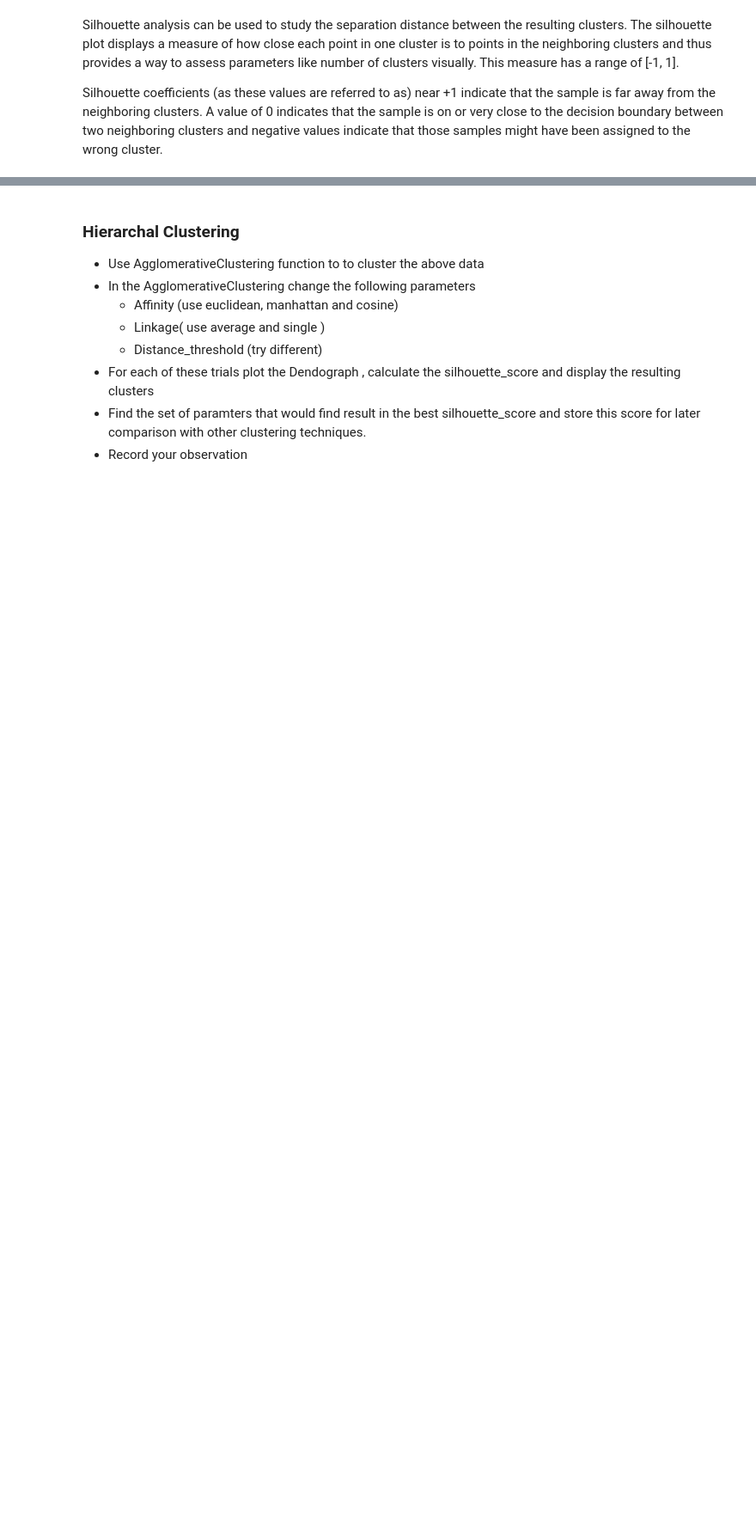
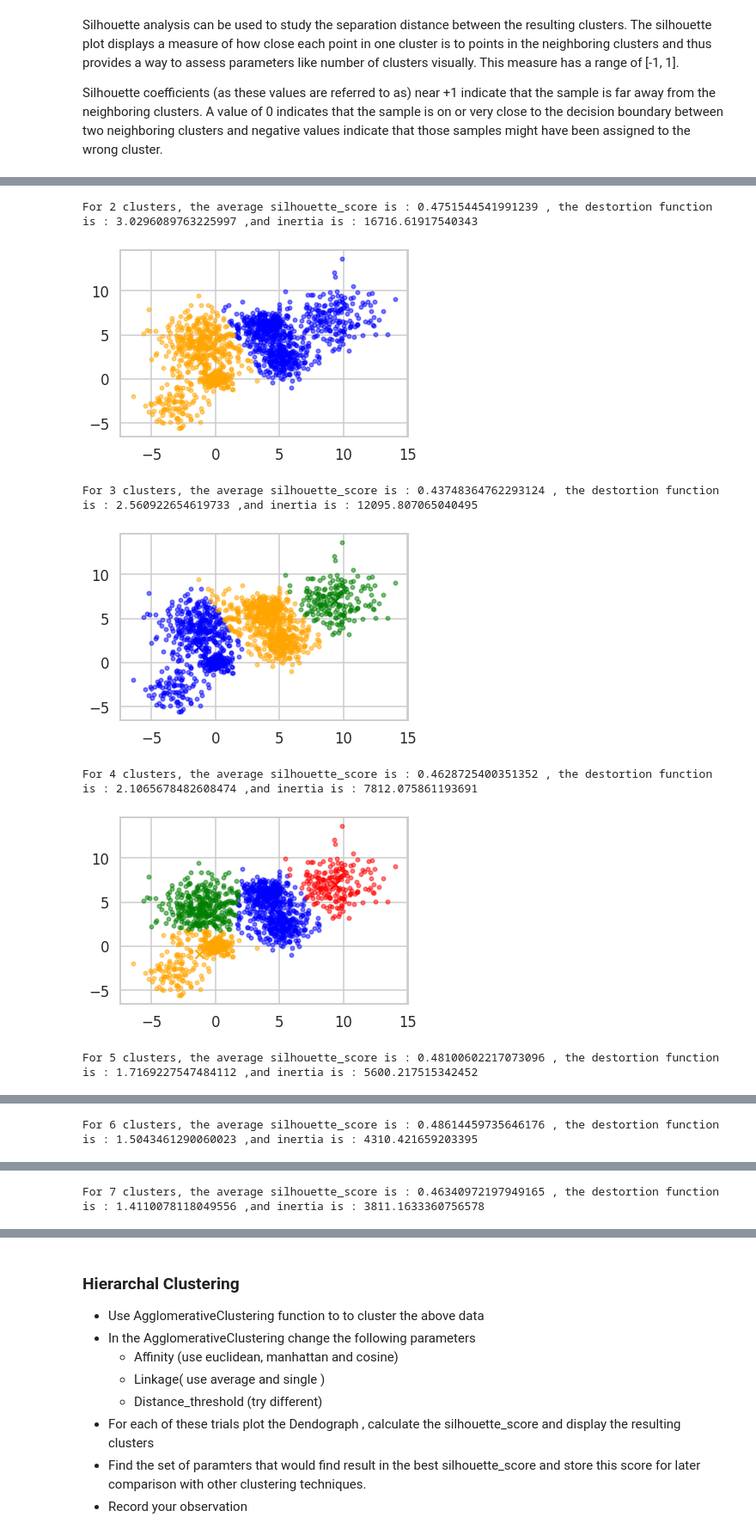
Before and after one commit to tamer017/Clustering, a Jupyter notebook: Clustering_Project.ipynb, the cells around one changed output, grey strips where cells are left out. Shown at 86% size. Saved outputs shown, nothing was run; the diff lists cells and outputs as text; code cells hidden in the pictures; blank space fills up the shorter version.

```diff
--- a/Clustering_Project.ipynb
+++ b/Clustering_Project.ipynb
@@ -86,18 +87,3 @@ display_cluster(Multi_blob_Data)
 Silhouette analysis can be used to study the separation distance between the resulting clusters. The silhouette plot displays a measure of how close each point in one cluster is to points in the neighboring clusters and thus provides a way to assess parameters like number of clusters visually. This measure has a range of [-1, 1].
 
 Silhouette coefficients (as these values are referred to as) near +1 indicate that the sample is far away from the neighboring clusters. A value of 0 indicates that the sample is on or very close to the decision boundary between two neighboring clusters and negative values indicate that those samples might have been assigned to the wrong cluster.
-# %%
-distortion_functions = []
-silhouette_scores = []
-min_clusters = 2
-max_clusters = 14
-for n_clusters in range(min_clusters, max_clusters+1):
-    Kmean = KMeans(n_clusters = n_clusters)
-    Kmean.fit(Multi_blob_Data)
-    display_cluster(Multi_blob_Data, km = Kmean, num_clusters = n_clusters)
-    distortion_function = Kmean.inertia_
-    distortion_functions.append(distortion_function)
-    silhouette_scoree = silhouette_score(Multi_blob_Data, Kmean.labels_)
-    silhouette_scores.append(silhouette_scoree)
-    print("For", n_clusters, "clusters,", "the average silhouette_score is :", silhouette_scoree, "and the destortion function is :", distortion_function)
-    plt.show()
@@ -135,0 +128,10 @@ max_silhouette_score_kmean = {"n_clusters":index+2,"silhouette_score":element}
+# %%
+K_mean(Multi_blob_Data)
+# %% [output]
+For 2 clusters, the average silhouette_score is : 0.4751544541991239 , the destortion function is : 3.0296089763225997 ,and inertia is : 16716.61917540343
+[figure, added]
+For 3 clusters, the average silhouette_score is : 0.43748364762293124 , the destortion function is : 2.560922654619733 ,and inertia is : 12095.807065040495
+[figure, added]
+For 4 clusters, the average silhouette_score is : 0.4628725400351352 , the destortion function is : 2.1065678482608474 ,and inertia is : 7812.075861193691
+[figure, added]
+For 5 clusters, the average silhouette_score is : 0.48100602217073096 , the destortion function is : 1.7169227547484112 ,and inertia is : 5600.217515342452
@@ -135,0 +139 @@ max_silhouette_score_kmean = {"n_clusters":index+2,"silhouette_score":element}
+For 6 clusters, the average silhouette_score is : 0.48614459735646176 , the destortion function is : 1.5043461290060023 ,and inertia is : 4310.421659203395
@@ -135,0 +141 @@ max_silhouette_score_kmean = {"n_clusters":index+2,"silhouette_score":element}
+For 7 clusters, the average silhouette_score is : 0.46340972197949165 , the destortion function is : 1.4110078118049556 ,and inertia is : 3811.1633360756578
```
Also changed, not shown: parts of 8 cells of this notebook.
